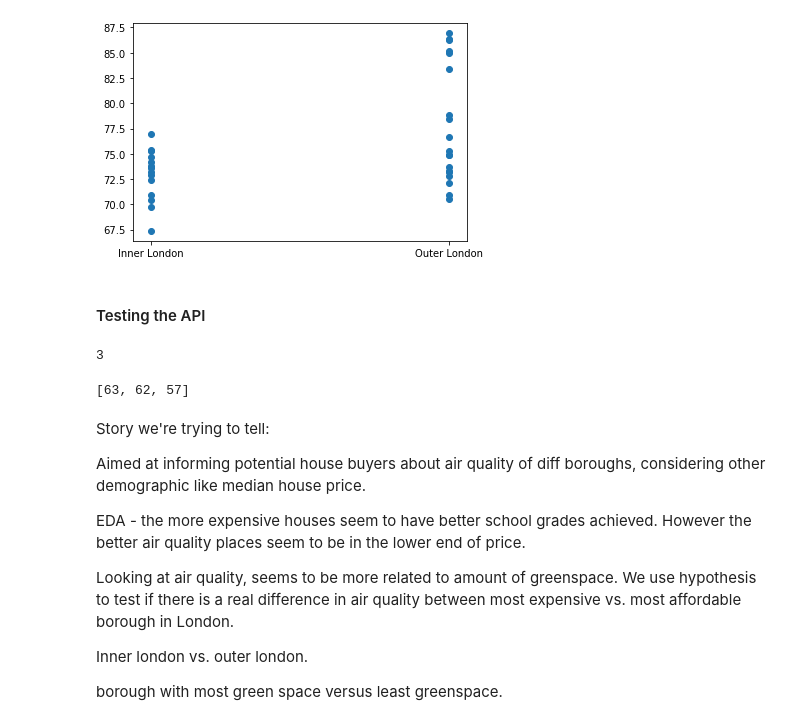
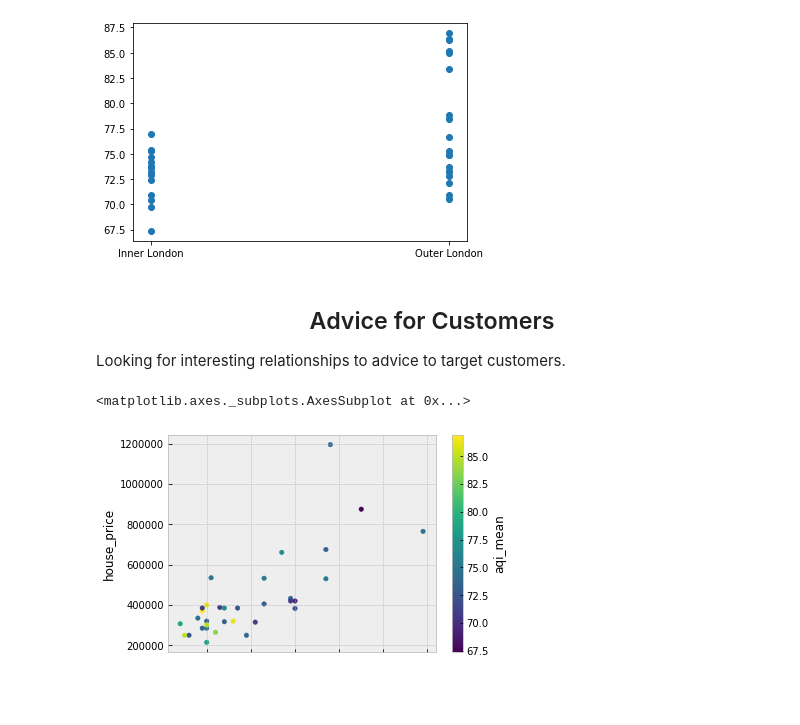
Before and after one commit to tinacliu/mod3_project, a Jupyter notebook: tina_data_loading.ipynb, the cells around one changed output. Cells and saved outputs as stored; diff of their text form; code cells hidden in the pictures; blank space fills up the shorter version.

```diff
--- a/tina_data_loading.ipynb
+++ b/tina_data_loading.ipynb
@@ -64,7 +75,6 @@ aqi = pd.read_csv('./data/borough_data_cleaned_aqi.csv',index_col=0)
 # after reading the saved aqi data, turn it into a list and calcualte mean and average
 aqi.aqi_24 = aqi.aqi_24.map(lambda x: [int(i) for i in x[1:-1].split(', ')])
 aqi['aqi_mean'] = aqi.aqi_24.map(lambda x: np.asarray(x).mean())
-aqi['aqi_med'] = aqi.aqi_24.map(lambda x: stats.median(x))
 # %%
 aqi.head(3)
 # %% [output]
@@ -101,5 +101,3 @@ plt.scatter(aqi.inner_outer, aqi.aqi_mean)
 # %% [output]
 <matplotlib.collections.PathCollection at 0x...>
 [figure]
-# %% [markdown]
-#### Testing the API
@@ -111,18 +104,9 @@ aqi_test = api.get_place_aqi(borough_data, 'Brent',3)
-# %%
-print(len(aqi_test))
-aqi_test
-# %% [output]
-3
-[63, 62, 57]
-# %% [markdown]
-Story we're trying to tell:
-
-Aimed at informing potential house buyers about air quality of diff boroughs, considering other demographic like median house price.
-
-EDA - the more expensive houses seem to have better school grades achieved. However the better air quality places seem to be in the lower end of price.
-
-Looking at air quality, seems to be more related to amount of greenspace. We use hypothesis to test if there is a real difference in air quality between most expensive vs. most affordable borough in London.
-
-Inner london vs. outer london.
-
-borough with most green space versus least greenspace.
+# %% [markdown]
+<center><h2> Advice for Customers </h2></center>
+
+Looking for interesting relationships to advice to target customers.
+# %%
+aqi.plot.scatter('pub_transport', 'house_price', c = 'aqi_mean', colormap = 'viridis')
+# %% [output]
+<matplotlib.axes._subplots.AxesSubplot at 0x...>
+[figure, added]
```
Also changed, not shown: parts of 13 cells of this notebook, 3 other files.
